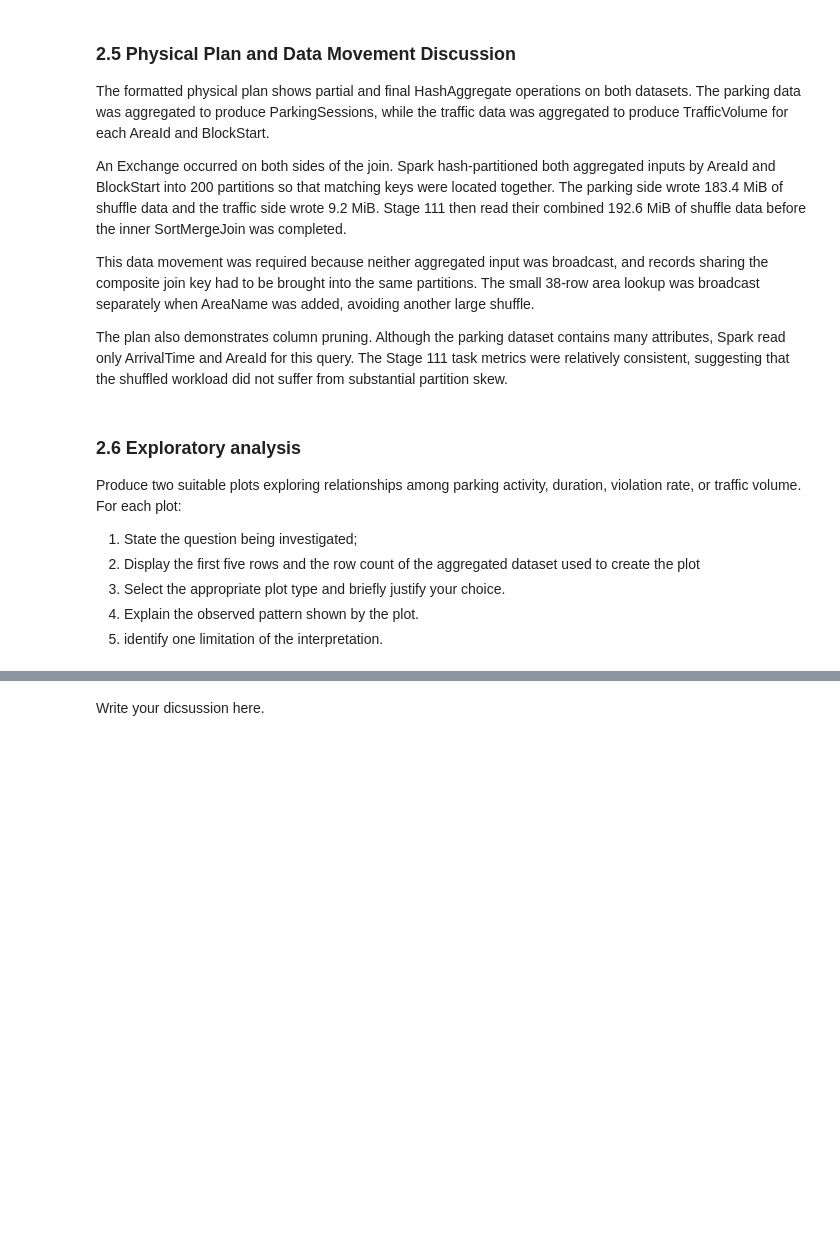
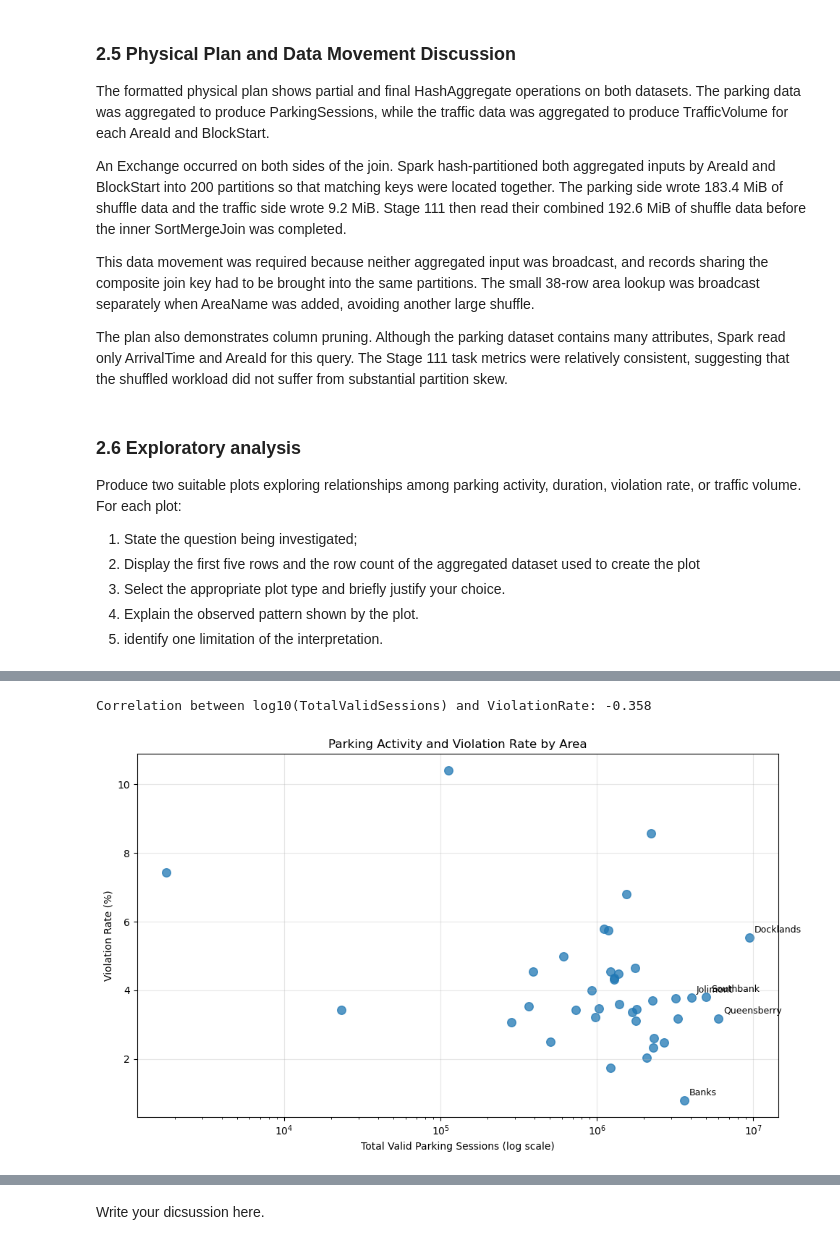
Before and after one commit to zhang-ke-shu/Monash_Project, a Jupyter notebook: 5202_Project1/Ass1/A1_kzha0139.ipynb, the cells around one changed output, grey strips where cells are left out. Saved outputs shown, nothing was run; the diff lists cells and outputs as text; code cells hidden in the pictures; blank space fills up the shorter version.

```diff
--- a/5202_Project1/Ass1/A1_kzha0139.ipynb
+++ b/5202_Project1/Ass1/A1_kzha0139.ipynb
@@ -2266,0 +2348,80 @@ For each plot:
+# %%
+import numpy as np
+import matplotlib.pyplot as plt
+
+area_visualisation_pd = (
+    area_visualisation_df.toPandas()
+)
+
+area_visualisation_pd["AreaLabel"] = (
+    area_visualisation_pd["AreaName"]
+    .fillna(
+        "Area "
+        + area_visualisation_pd["AreaId"].astype(str)
+    )
+)
+
+x = area_visualisation_pd["TotalValidSessions"]
+y = area_visualisation_pd["ViolationRate"]
+
+area_activity_violation_correlation = (
+    np.corrcoef(
+        np.log10(x),
+        y
+    )[0, 1]
+)
+
+print(
+    "Correlation between log10(TotalValidSessions) "
+    f"and ViolationRate: "
+    f"{area_activity_violation_correlation:.3f}"
+)
+
+fig, ax = plt.subplots(
+    figsize=(10, 6)
+)
+
+ax.scatter(
+    x,
+    y,
+    s=70,
+    alpha=0.75
+)
+
+# Label the five areas with the most sessions
+for _, row in (
+    area_visualisation_pd
+    .nlargest(5, "TotalValidSessions")
+    .iterrows()
+):
+    ax.annotate(
+        row["AreaLabel"],
+        (
+            row["TotalValidSessions"],
+            row["ViolationRate"]
+        ),
+        xytext=(5, 5),
+        textcoords="offset points",
+        fontsize=9
+    )
+
+ax.set_xscale("log")
+ax.set_xlabel(
+    "Total Valid Parking Sessions (log scale)"
+)
+ax.set_ylabel(
+    "Violation Rate (%)"
+)
+ax.set_title(
+    "Parking Activity and Violation Rate by Area"
+)
+ax.grid(
+    True,
+    alpha=0.3
+)
+
+plt.tight_layout()
+plt.show()
+# %% [output]
+Correlation between log10(TotalValidSessions) and ViolationRate: -0.358
+[figure, added]
```
Also changed, not shown: parts of 11 cells of this notebook, 1 other file.
